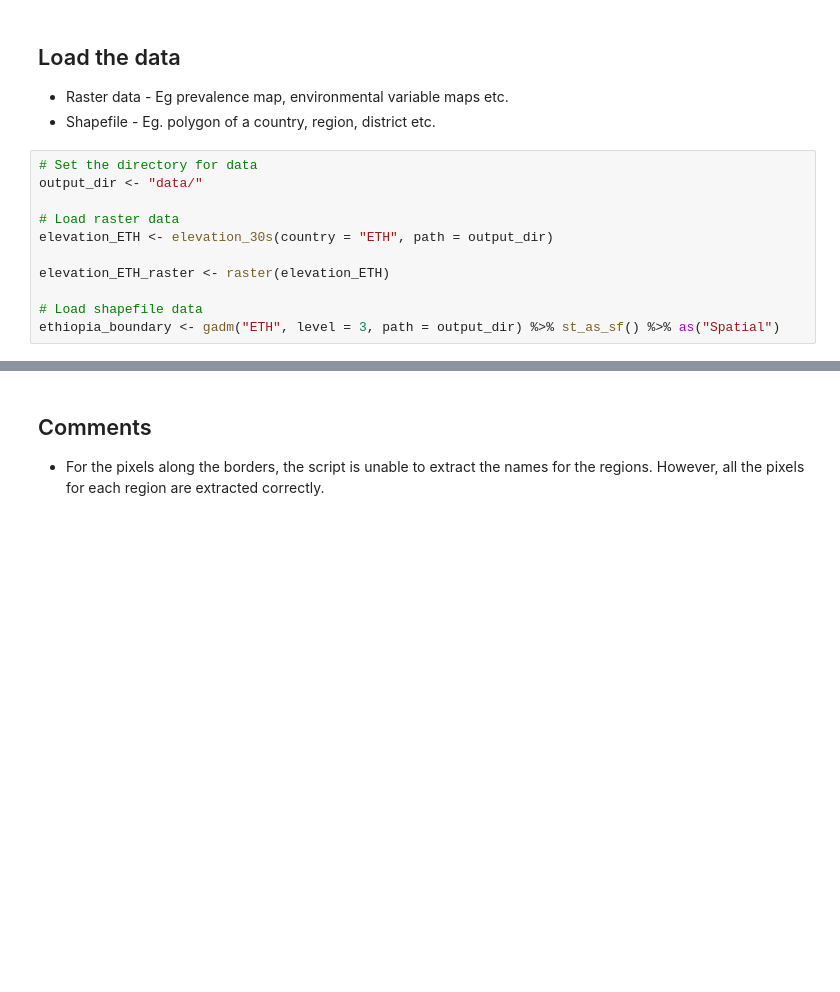
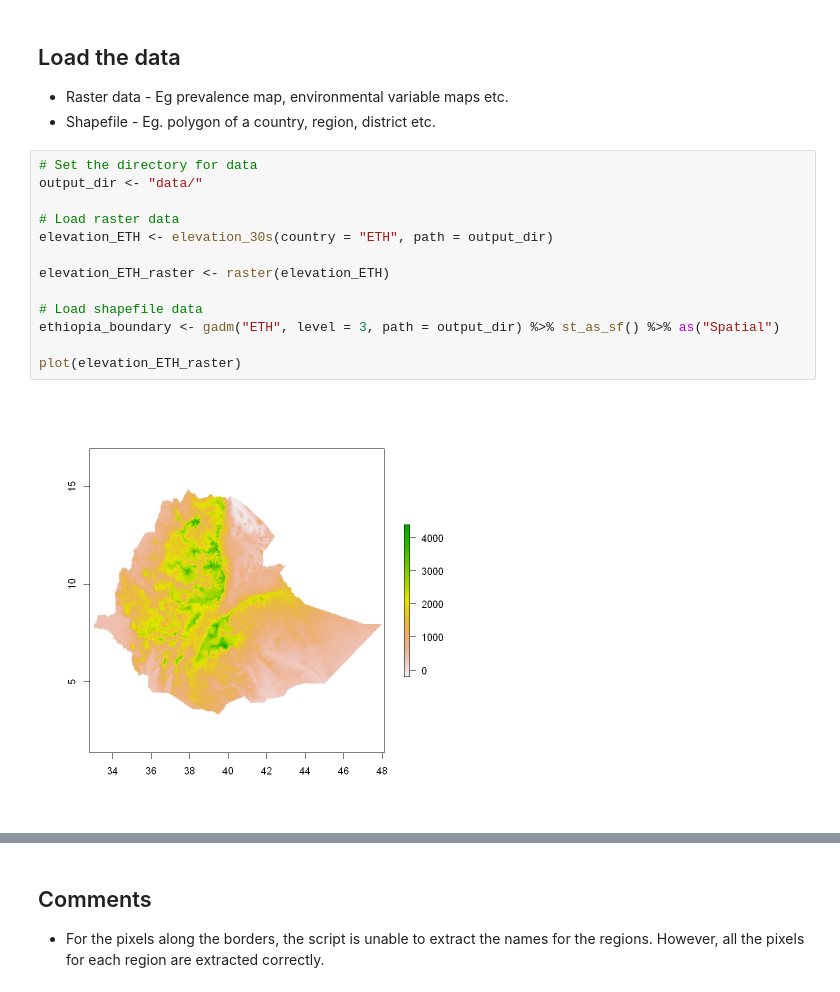
Before and after one commit to himal2007/oncho_gis, a Jupyter notebook: codes/public-codes/231005-pixel-data-from-raster.ipynb, the cells around one changed output, grey strips where cells are left out. Drawn from its saved outputs; the diff is of its cells as text; blank space fills up the shorter version.

```diff
--- a/codes/public-codes/231005-pixel-data-from-raster.ipynb
+++ b/codes/public-codes/231005-pixel-data-from-raster.ipynb
@@ -36,14 +39,18 @@ library(sp)
 # %%
 # Set the directory for data
 output_dir <- "data/"
 
 # Load raster data
 elevation_ETH <- elevation_30s(country = "ETH", path = output_dir)
 
 elevation_ETH_raster <- raster(elevation_ETH)
 
 # Load shapefile data
 ethiopia_boundary <- gadm("ETH", level = 3, path = output_dir) %>% st_as_sf() %>% as("Spatial")
+
+plot(elevation_ETH_raster)
+# %% [output]
+[figure, added]
 # %%
 # Example usage of the function with the provided inputs
 raster_data <-  elevation_ETH_raster # Replace with your raster file
```
Also changed, not shown: parts of 7 cells of this notebook, 1 other file.
